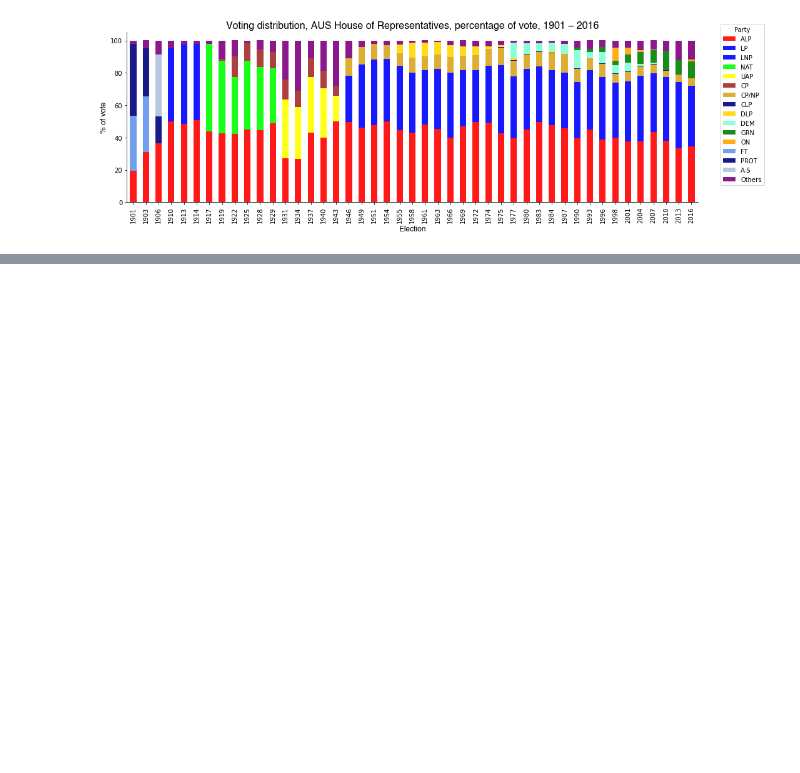
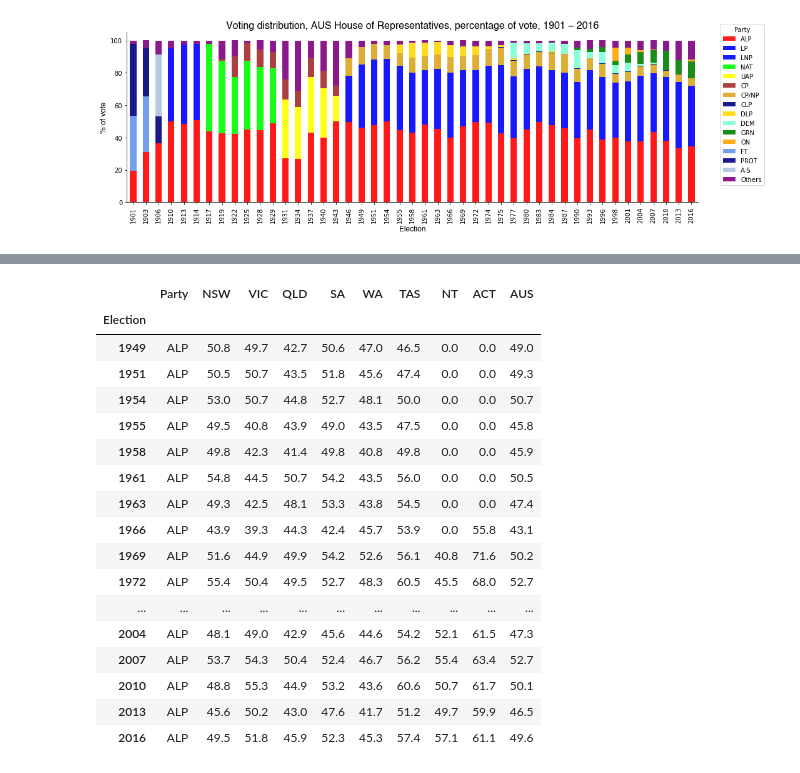
Before and after one commit to mnperic/australian-federal-elections, a Jupyter notebook: australian-federal-elections.ipynb, the cells around one changed output, grey strips where cells are left out. Cells and saved outputs as stored; diff of their text form; code cells hidden in the pictures; blank space fills up the shorter version.

```diff
--- a/australian-federal-elections.ipynb
+++ b/australian-federal-elections.ipynb
@@ -520,0 +521,8 @@ tpp_df.head()
+# %%
+# Remove decimal from 'Election' column values
+
+tpp_df['Election'] = tpp_df['Election'].astype(str).apply(lambda x: x.replace('.0',''))
+# %%
+# Set 'Election' as index
+tpp_indexed_df = tpp_df.set_index('Election')
+tpp_indexed_df.head()
@@ -520,0 +537,24 @@ tpp_df.head()
+# %%
+# Locate variables within 'Party' column
+
+alp_df = tpp_indexed_df[tpp_indexed_df.Party == 'ALP']
+lpnp_df = tpp_indexed_df[tpp_indexed_df.Party == 'LP/NP']
+# %% [output]
+|  | Party | NSW | VIC | QLD | SA | WA | TAS | NT | ACT | AUS |
+| Election |  |  |  |  |  |  |  |  |  |  |
+| 1949 | ALP | 50.8 | 49.7 | 42.7 | 50.6 | 47.0 | 46.5 | 0.0 | 0.0 | 49.0 |
+| 1951 | ALP | 50.5 | 50.7 | 43.5 | 51.8 | 45.6 | 47.4 | 0.0 | 0.0 | 49.3 |
+| 1954 | ALP | 53.0 | 50.7 | 44.8 | 52.7 | 48.1 | 50.0 | 0.0 | 0.0 | 50.7 |
+| 1955 | ALP | 49.5 | 40.8 | 43.9 | 49.0 | 43.5 | 47.5 | 0.0 | 0.0 | 45.8 |
+| 1958 | ALP | 49.8 | 42.3 | 41.4 | 49.8 | 40.8 | 49.8 | 0.0 | 0.0 | 45.9 |
+| 1961 | ALP | 54.8 | 44.5 | 50.7 | 54.2 | 43.5 | 56.0 | 0.0 | 0.0 | 50.5 |
+| 1963 | ALP | 49.3 | 42.5 | 48.1 | 53.3 | 43.8 | 54.5 | 0.0 | 0.0 | 47.4 |
+| 1966 | ALP | 43.9 | 39.3 | 44.3 | 42.4 | 45.7 | 53.9 | 0.0 | 55.8 | 43.1 |
+| 1969 | ALP | 51.6 | 44.9 | 49.9 | 54.2 | 52.6 | 56.1 | 40.8 | 71.6 | 50.2 |
+| 1972 | ALP | 55.4 | 50.4 | 49.5 | 52.7 | 48.3 | 60.5 | 45.5 | 68.0 | 52.7 |
+| ... | ... | ... | ... | ... | ... | ... | ... | ... | ... | ... |
+| 2004 | ALP | 48.1 | 49.0 | 42.9 | 45.6 | 44.6 | 54.2 | 52.1 | 61.5 | 47.3 |
+| 2007 | ALP | 53.7 | 54.3 | 50.4 | 52.4 | 46.7 | 56.2 | 55.4 | 63.4 | 52.7 |
+| 2010 | ALP | 48.8 | 55.3 | 44.9 | 53.2 | 43.6 | 60.6 | 50.7 | 61.7 | 50.1 |
+| 2013 | ALP | 45.6 | 50.2 | 43.0 | 47.6 | 41.7 | 51.2 | 49.7 | 59.9 | 46.5 |
+| 2016 | ALP | 49.5 | 51.8 | 45.9 | 52.3 | 45.3 | 57.4 | 57.1 | 61.1 | 49.6 |
```
Also changed, not shown: parts of 3 cells of this notebook.
